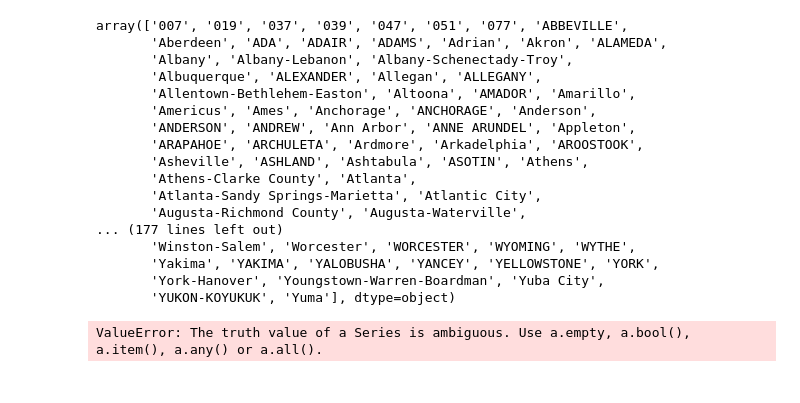
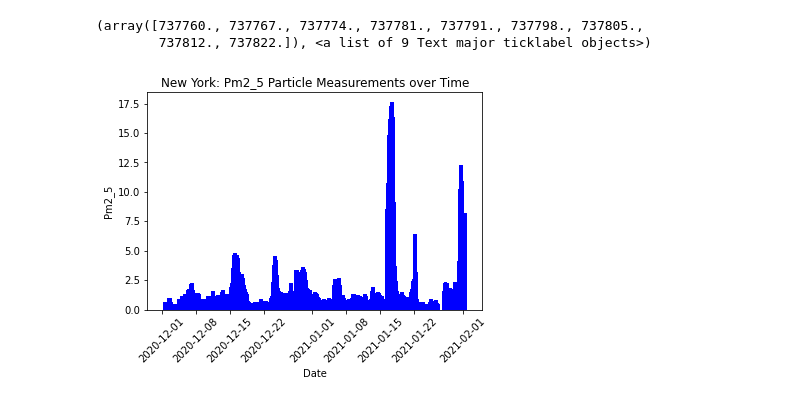
Before and after one commit to khartmann5/Project_01, a Jupyter notebook: api-capture.ipynb, the cells around one changed output. Saved outputs shown, nothing was run; the diff lists cells and outputs as text; code cells hidden in the pictures.

```diff
--- a/api-capture.ipynb
+++ b/api-capture.ipynb
@@ -115,7 +133,0 @@ measurements_df
-# %%
-response = requests.get("https://u50g7n0cbj.execute-api.us-east-1.amazonaws.com/v2/measurements?date_from=2019-01-01T00%3A00%3A00%2B00%3A00&date_to=2020-12-31T05%3A12%3A00%2B00%3A00&limit=100000&page=1&offset=0&sort=desc&radius=1000&order_by=datetime&entity=government")
-measurement_data = response.json()
-
-# Convert to DataFrame
-measurements_df = pd.DataFrame(measurement_data["results"])
-measurements_df
@@ -227,41 +133,0 @@ cities_df
-# %%
-cities_df["city"].unique()
-# %% [output]
-array(['007', '019', '037', '039', '047', '051', '077', 'ABBEVILLE',
-       'Aberdeen', 'ADA', 'ADAIR', 'ADAMS', 'Adrian', 'Akron', 'ALAMEDA',
-       'Albany', 'Albany-Lebanon', 'Albany-Schenectady-Troy',
-       'Albuquerque', 'ALEXANDER', 'Allegan', 'ALLEGANY',
-       'Allentown-Bethlehem-Easton', 'Altoona', 'AMADOR', 'Amarillo',
-       'Americus', 'Ames', 'Anchorage', 'ANCHORAGE', 'Anderson',
-       'ANDERSON', 'ANDREW', 'Ann Arbor', 'ANNE ARUNDEL', 'Appleton',
-       'ARAPAHOE', 'ARCHULETA', 'Ardmore', 'Arkadelphia', 'AROOSTOOK',
-       'Asheville', 'ASHLAND', 'Ashtabula', 'ASOTIN', 'Athens',
-       'Athens-Clarke County', 'Atlanta',
-       'Atlanta-Sandy Springs-Marietta', 'Atlantic City',
-       'Augusta-Richmond County', 'Augusta-Waterville',
-... (177 lines left out)
-       'Winston-Salem', 'Worcester', 'WORCESTER', 'WYOMING', 'WYTHE',
-       'Yakima', 'YAKIMA', 'YALOBUSHA', 'YANCEY', 'YELLOWSTONE', 'YORK',
-       'York-Hanover', 'Youngstown-Warren-Boardman', 'Yuba City',
-       'YUKON-KOYUKUK', 'Yuma'], dtype=object)
-# %%
-beginDate = pd.Timestamp("2019-01-01")
-#beginDate = "2019-01-01T09:00:00+00:00"
-#beginDate = beginDate.astype('Datetime')
-endDate = pd.Timestamp("2020-06-30")
-#endDate = "2020-06-30T09:00:00+00:00"
-#endDate = endDate.astype('Datetime')
-
-#current_cities_df = cities_df.loc[(pd.Timestamp(cities_df["firstUpdated"]) < beginDate) &
-                                  #(pd.Timestamp(cities_df["lastUpdated"]) > endDate)]
-
-#current_cities_df
-
-for index, row in cities_df.iterrows():
-    currentDate = cities_df["lastUpdated"]
-    currentDate = currentDate.astype('Datetime64')
-
-    if(currentDate > beginDate):
-        print(cities_df["City"])
-# %% [output]
-ValueError: The truth value of a Series is ambiguous. Use a.empty, a.bool(), a.item(), a.any() or a.all().
@@ -269,0 +134,21 @@ cities_df.to_csv("Resources\measurement_cities.csv", encoding="utf-8", index=Fal
+# %%
+# New York
+
+# Set plotted values
+x_values = measurements_df["datetime"]
+y_values = measurements_df["pm2_5"]
+
+# Capture date for title banner
+#currentDate = pd.Timestamp.today()
+#currentDate = currentDate.date()
+
+# Plot
+plt.bar(x_values,y_values, color='blue')
+plt.title(f'New York: Pm2_5 Particle Measurements over Time')
+plt.ylabel('Pm2_5')
+plt.xlabel('Date')
+plt.xticks(rotation=45)
+# %% [output]
+(array([737760., 737767., 737774., 737781., 737791., 737798., 737805.,
+        737812., 737822.]), <a list of 9 Text major ticklabel objects>)
+[figure, added]
```
Also changed, not shown: parts of 16 cells of this notebook.
